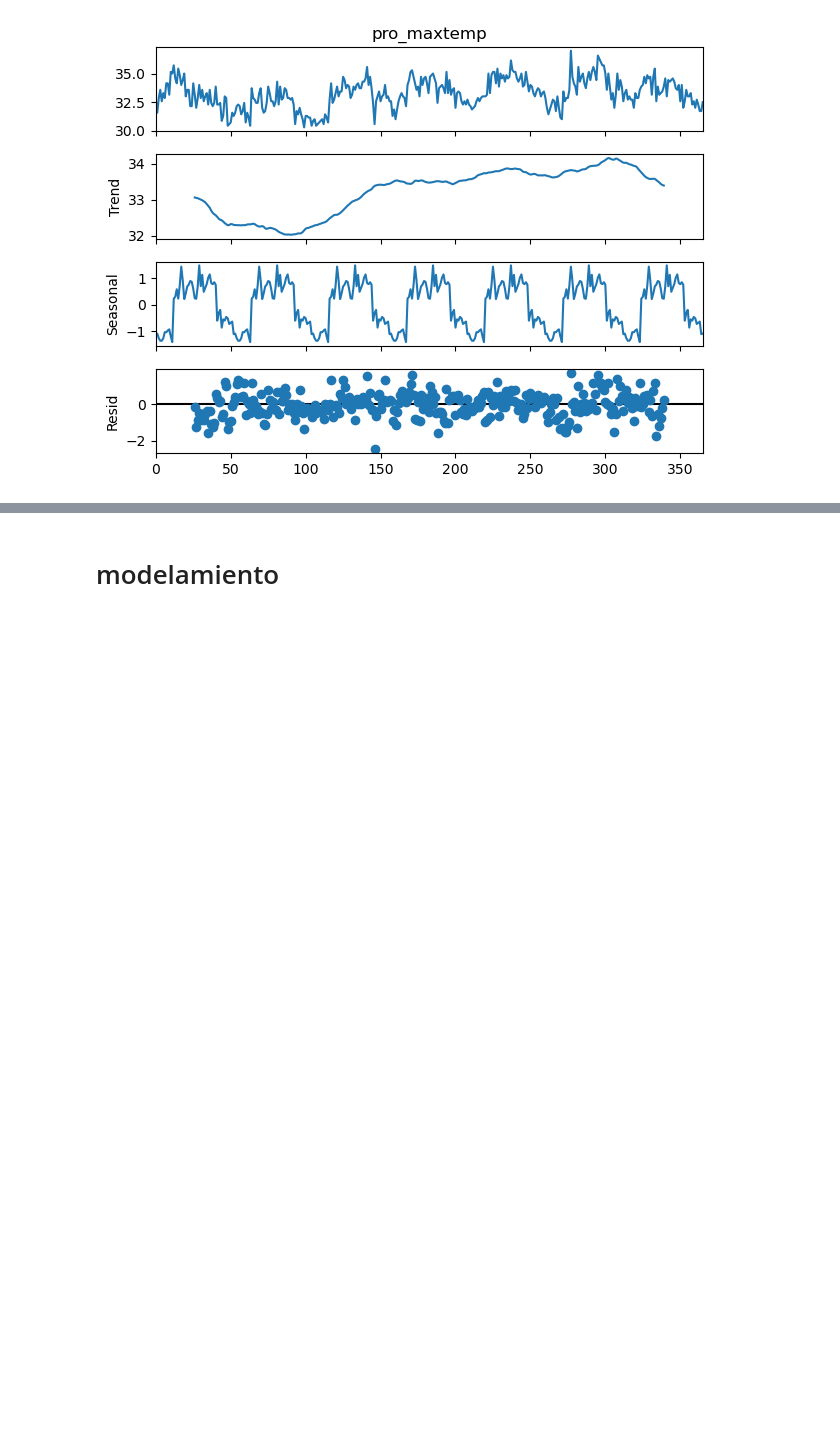
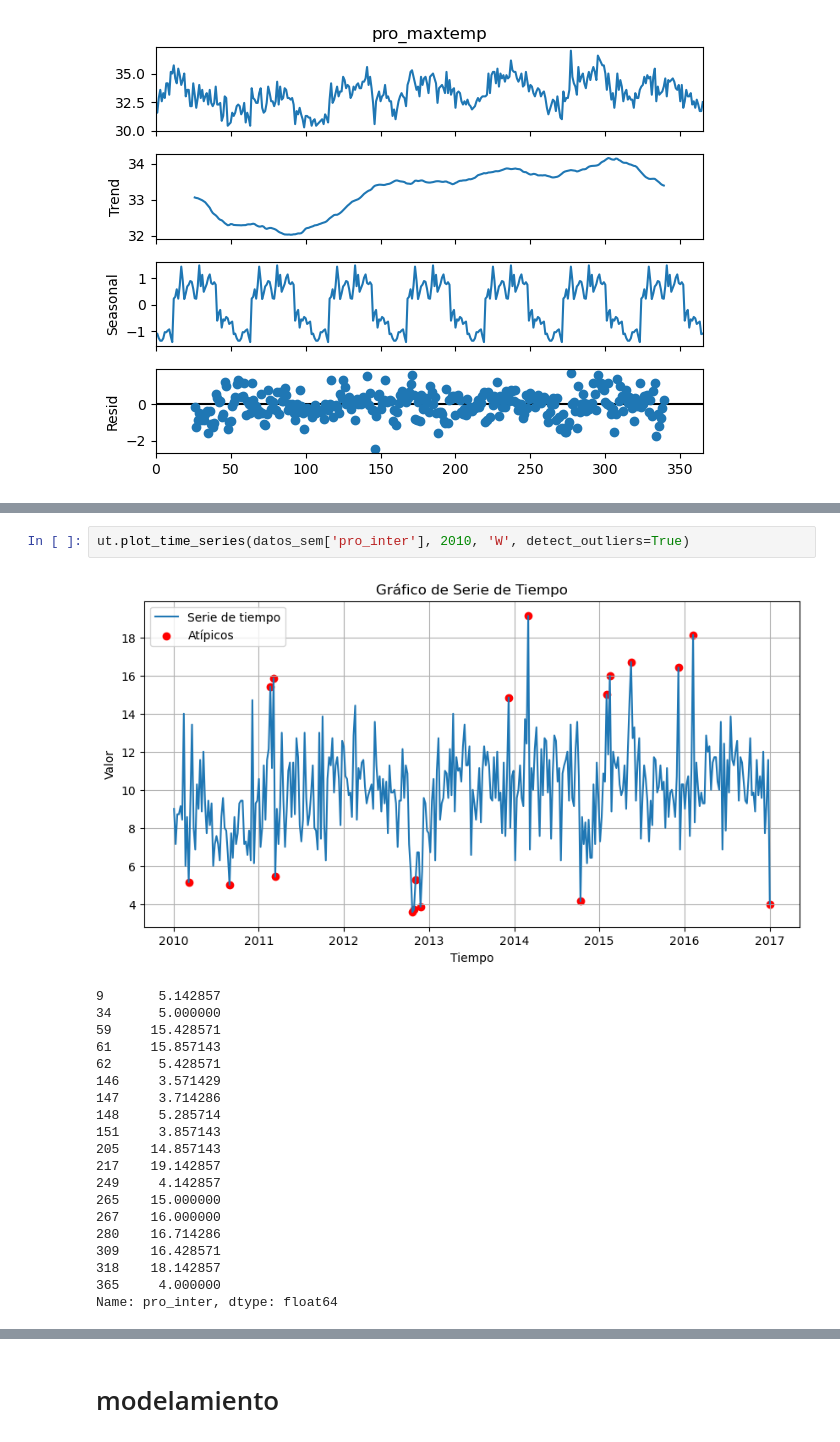
Before and after one commit to briveros23/Series_de_tiempo, a Jupyter notebook: notebook/LSTM.ipynb, the cells around one changed output, grey strips where cells are left out. Saved outputs shown, nothing was run; the diff lists cells and outputs as text; blank space fills up the shorter version.

```diff
--- a/notebook/LSTM.ipynb
+++ b/notebook/LSTM.ipynb
@@ -104,0 +124,23 @@ la series es estacionaria
+# %%
+ut.plot_time_series(datos_sem['pro_inter'], 2010, 'W', detect_outliers=True)
+# %% [output]
+[figure, added]
+9       5.142857
+34      5.000000
+59     15.428571
+61     15.857143
+62      5.428571
+146     3.571429
+147     3.714286
+148     5.285714
+151     3.857143
+205    14.857143
+217    19.142857
+249     4.142857
+265    15.000000
+267    16.000000
+280    16.714286
+309    16.428571
+318    18.142857
+365     4.000000
+Name: pro_inter, dtype: float64
```
Also changed, not shown: parts of 54 cells of this notebook, 3 other files.
